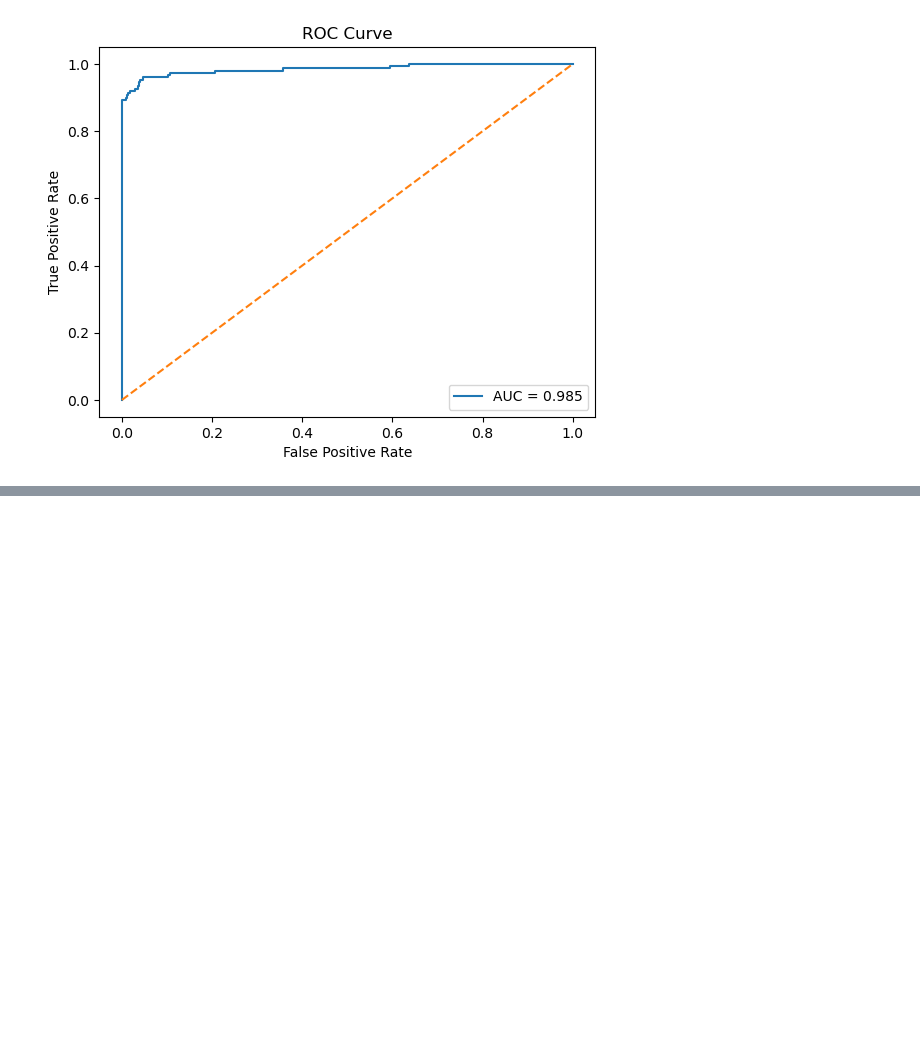
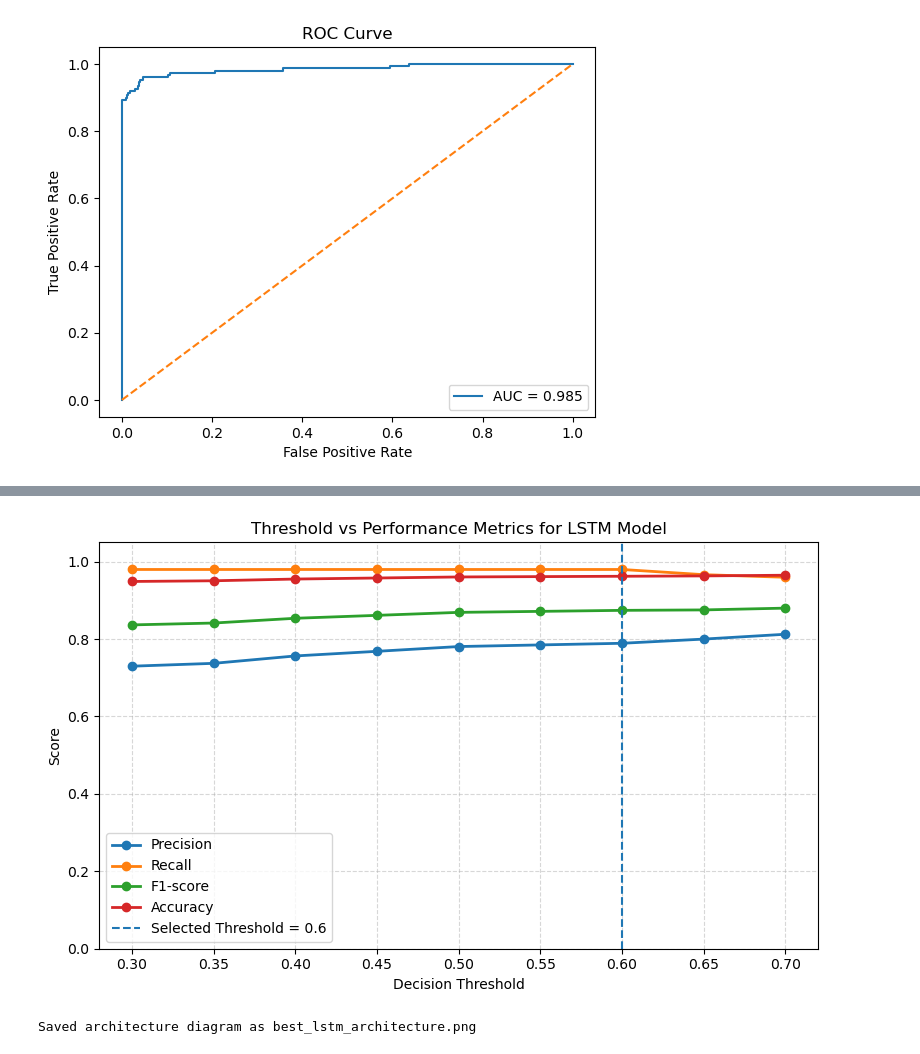
Before and after one commit to NgoHoangNhatMinh/cs3264-project, a Jupyter notebook: Minh/notebooks/scam-guard-lstm.ipynb, the cells around one changed output, grey strips where cells are left out. Drawn from its saved outputs; the diff is of its cells as text; code cells hidden in the pictures; blank space fills up the shorter version.

```diff
--- a/Minh/notebooks/scam-guard-lstm.ipynb
+++ b/Minh/notebooks/scam-guard-lstm.ipynb
@@ -634,0 +1207,69 @@ plt.show()
+# %%
+import matplotlib.pyplot as plt
+import pandas as pd
+
+# Filter only the best model rows
+best_model_name = "WeightedBCE_Resampled"
+plot_df = results_df[results_df["model"] == best_model_name].copy()
+plot_df = plot_df.sort_values("threshold")
+
+# Plot
+plt.figure(figsize=(8, 5))
+plt.plot(plot_df["threshold"], plot_df["precision"], marker="o", linewidth=2, label="Precision")
+plt.plot(plot_df["threshold"], plot_df["recall"], marker="o", linewidth=2, label="Recall")
+plt.plot(plot_df["threshold"], plot_df["f1"], marker="o", linewidth=2, label="F1-score")
+plt.plot(plot_df["threshold"], plot_df["accuracy"], marker="o", linewidth=2, label="Accuracy")
+
+# Mark selected best threshold
+best_threshold = 0.6
+plt.axvline(x=best_threshold, linestyle="--", linewidth=1.5, label=f"Selected Threshold = {best_threshold}")
+
+plt.xlabel("Decision Threshold")
+plt.ylabel("Score")
+plt.title("Threshold vs Performance Metrics for LSTM Model")
+plt.ylim([0, 1.05])
+plt.grid(True, linestyle="--", alpha=0.5)
+plt.legend()
+plt.tight_layout()
+plt.show()
+# %% [output]
+[figure, added]
+# %%
+from graphviz import Digraph
+
+dot = Digraph(format="png")
+dot.attr(rankdir="LR", splines="ortho", nodesep="0.7", ranksep="0.9")
+dot.attr("node",
+         shape="box",
+         style="rounded,filled",
+         fontname="Helvetica",
+         fontsize="11",
+         color="#2F4F4F",
+         fillcolor="#F8F9FA",
+         penwidth="1.2")
+dot.attr("edge", color="#4F4F4F", penwidth="1.1")
+
+# Nodes
+dot.node("A", "Input SMS\n(Token IDs, padded)")
+dot.node("B", "Embedding Layer\nGloVe-initialized\n100-d vectors")
+dot.node("C", "BiLSTM Encoder\n2 layers\nhidden_dim = 256")
+dot.node("D", "Concatenate Final\nForward + Backward\nHidden States")
+dot.node("E", "Dropout\np = 0.5")
+dot.node("F", "Fully Connected Layer\n512 → 1")
+dot.node("G", "Sigmoid Output\nScam Probability")
+dot.node("H", "Threshold = 0.6\nFinal Prediction:\nSafe / Scam")
+
+# Edges
+dot.edge("A", "B")
+dot.edge("B", "C")
+dot.edge("C", "D")
+dot.edge("D", "E")
+dot.edge("E", "F")
+dot.edge("F", "G")
+dot.edge("G", "H")
+
+# Render
+dot.render("best_lstm_architecture", cleanup=True)
+print("Saved architecture diagram as best_lstm_architecture.png")
+# %% [output]
+Saved architecture diagram as best_lstm_architecture.png
```
Also changed, not shown: parts of 11 cells of this notebook.
